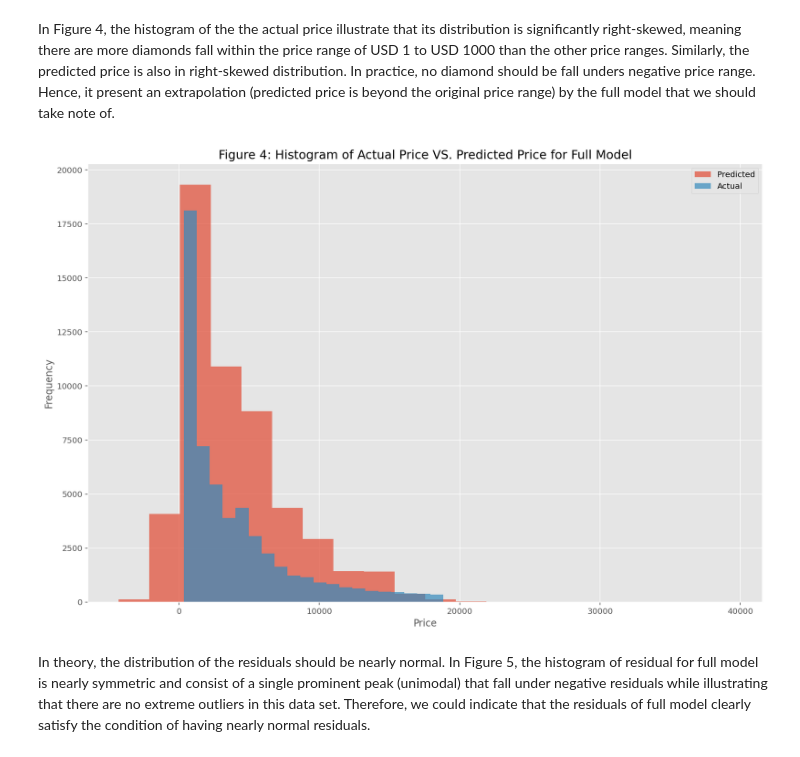
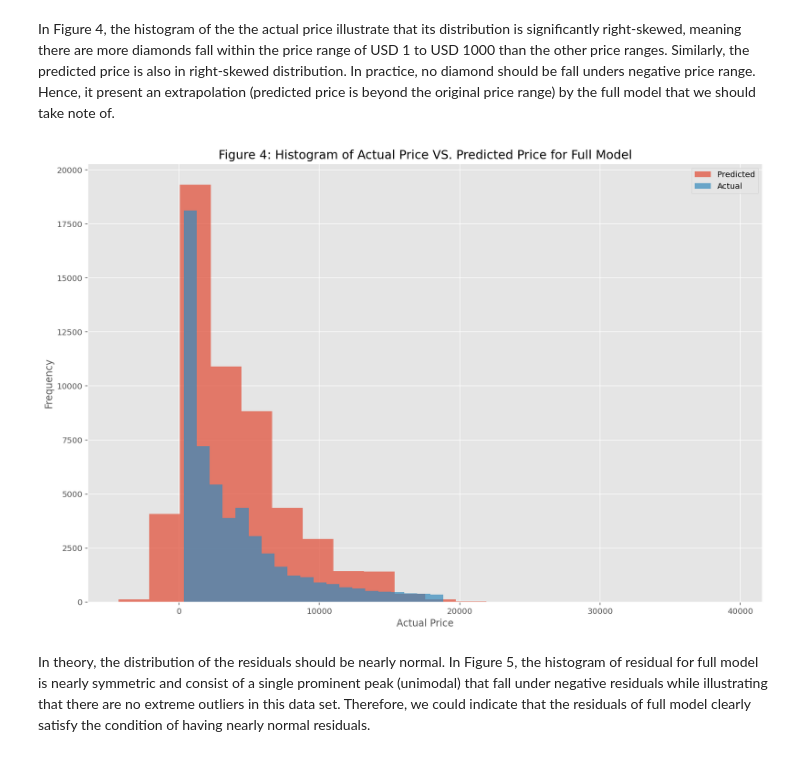
Before and after one commit to s3955624-Chee-Kin-Go/Phase-2, a Jupyter notebook: Phase 2_Group15.ipynb, the cells around one changed output. Cells and saved outputs as stored; diff of their text form; code cells hidden in the pictures.

```diff
--- a/Phase 2_Group15.ipynb
+++ b/Phase 2_Group15.ipynb
@@ -209,14 +209,14 @@ In Figure 4, the histogram of the the actual price illustrate that its distribut
 # %%
 plt.figure(figsize=(15,10))
 plt.hist(residuals_full['predicted'], label='Predicted', bins=20, alpha=0.7);
 plt.hist(residuals_full['actual'], label='Actual', bins=20, alpha=0.7);
-plt.xlabel('Price');
+plt.xlabel('Actual Price');
 plt.ylabel('Frequency');
 plt.title('Figure 4: Histogram of Actual Price VS. Predicted Price for Full Model', fontsize=15);
 plt.legend()
 plt.show();
 # %% [output]
-[figure, old version]
+[figure, new version]
 # %% [markdown]
 In theory, the distribution of the residuals should be nearly normal. In Figure 5, the histogram of residual for full model is nearly symmetric and consist of a single prominent peak (unimodal) that fall under negative residuals while illustrating that there are no extreme outliers in this data set. Therefore, we could indicate that the residuals of full model clearly satisfy the condition of having nearly normal residuals.
 # %%
```
Also changed, not shown: parts of 3 cells of this notebook.
